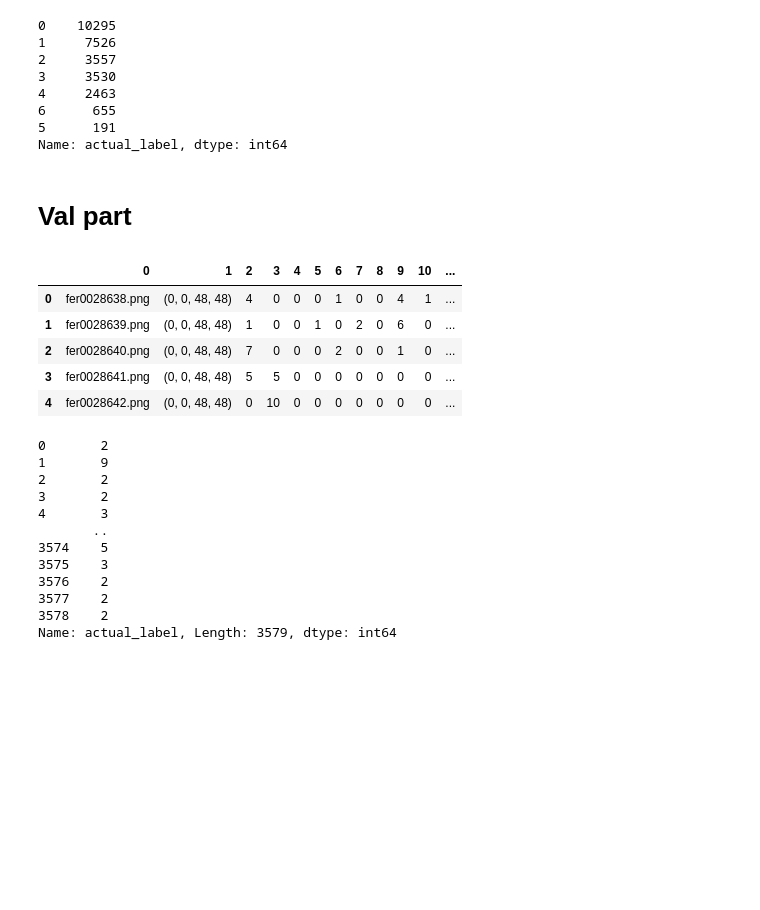
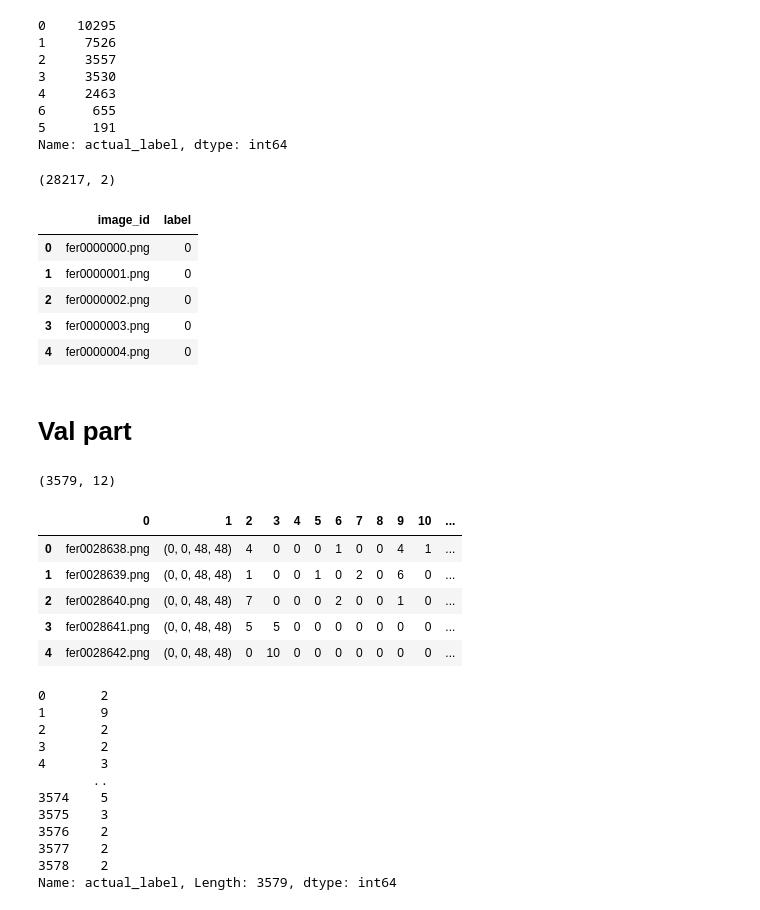
Before and after one commit to Emilien-mipt/fer-pytorch, a Jupyter notebook: FERplus_dataset/create_labels.ipynb, the cells around one changed output. Cells and saved outputs as stored; diff of their text form; code cells hidden in the pictures; blank space fills up the shorter version.

```diff
--- a/FERplus_dataset/create_labels.ipynb
+++ b/FERplus_dataset/create_labels.ipynb
@@ -65,9 +71,7 @@ train_df['actual_label'].value_counts()
 9        2
 Name: actual_label, dtype: int64
 # %%
-train_df = train_df[train_df.actual_label != 7]
-train_df = train_df[train_df.actual_label != 8]
-train_df = train_df[train_df.actual_label != 9]
+train_df = train_df.loc[(train_df.actual_label != 7) & (train_df.actual_label != 8) & (train_df.actual_label != 9)]
 train_df['actual_label'].value_counts()
 # %% [output]
 0    10295
@@ -80,4 +84,13 @@ train_df['actual_label'].value_counts()
 Name: actual_label, dtype: int64
 # %%
 new_train_df = pd.DataFrame({'image_id': train_df.iloc[:, 0], 'label': train_df.actual_label})
-new_train_df.to_csv('new_train.csv', index=False)
+print(new_train_df.shape)
+new_train_df.head()
+# %% [output]
+(28217, 2)
+|  | image_id | label |
+| 0 | fer0000000.png | 0 |
+| 1 | fer0000001.png | 0 |
+| 2 | fer0000002.png | 0 |
+| 3 | fer0000003.png | 0 |
+| 4 | fer0000004.png | 0 |
@@ -86,8 +101,10 @@ new_train_df.to_csv('new_train.csv', index=False)
 # %%
 path_val = './data/FER2013Valid/label.csv'
 val_df = pd.read_csv(path_val, header=None)
+print(val_df.shape)
 val_df.head()
 # %% [output]
+(3579, 12)
 |  | 0 | 1 | 2 | 3 | 4 | 5 | 6 | 7 | 8 | 9 | 10 | ... |
 | 0 | fer0028638.png | (0, 0, 48, 48) | 4 | 0 | 0 | 0 | 1 | 0 | 0 | 4 | 1 | ... |
 | 1 | fer0028639.png | (0, 0, 48, 48) | 1 | 0 | 0 | 1 | 0 | 2 | 0 | 6 | 0 | ... |
```
Also changed, not shown: parts of 28 cells of this notebook, 20 other files.
